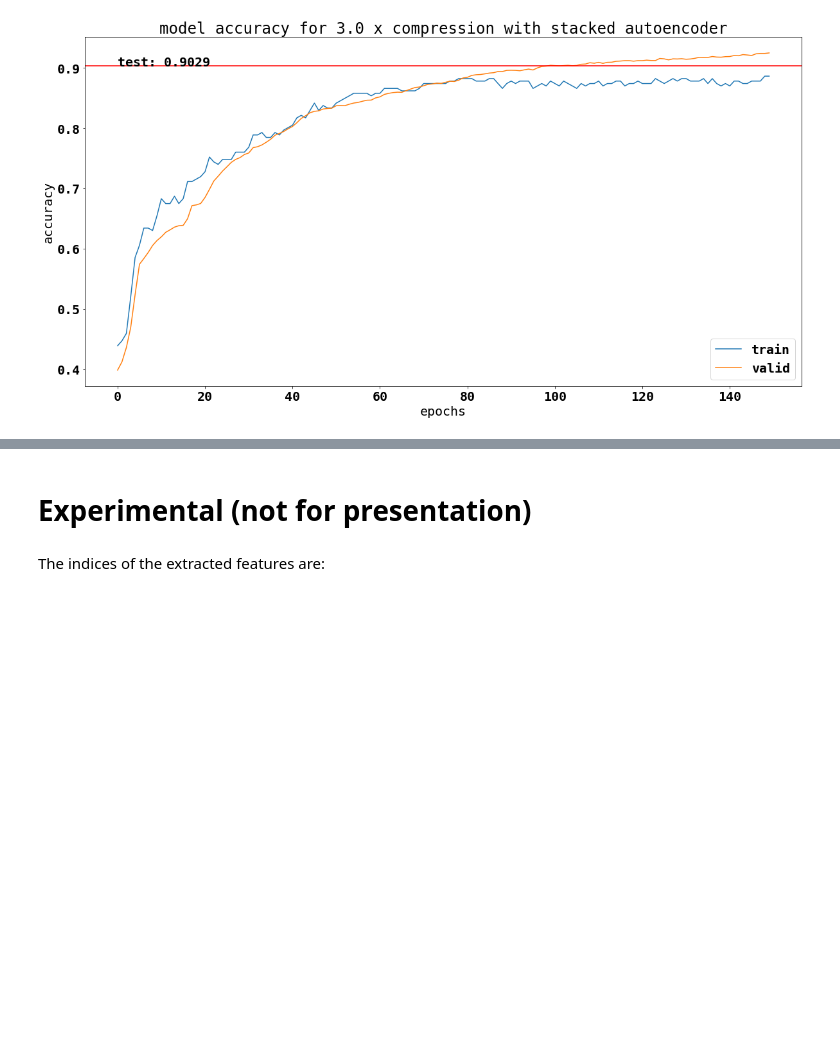
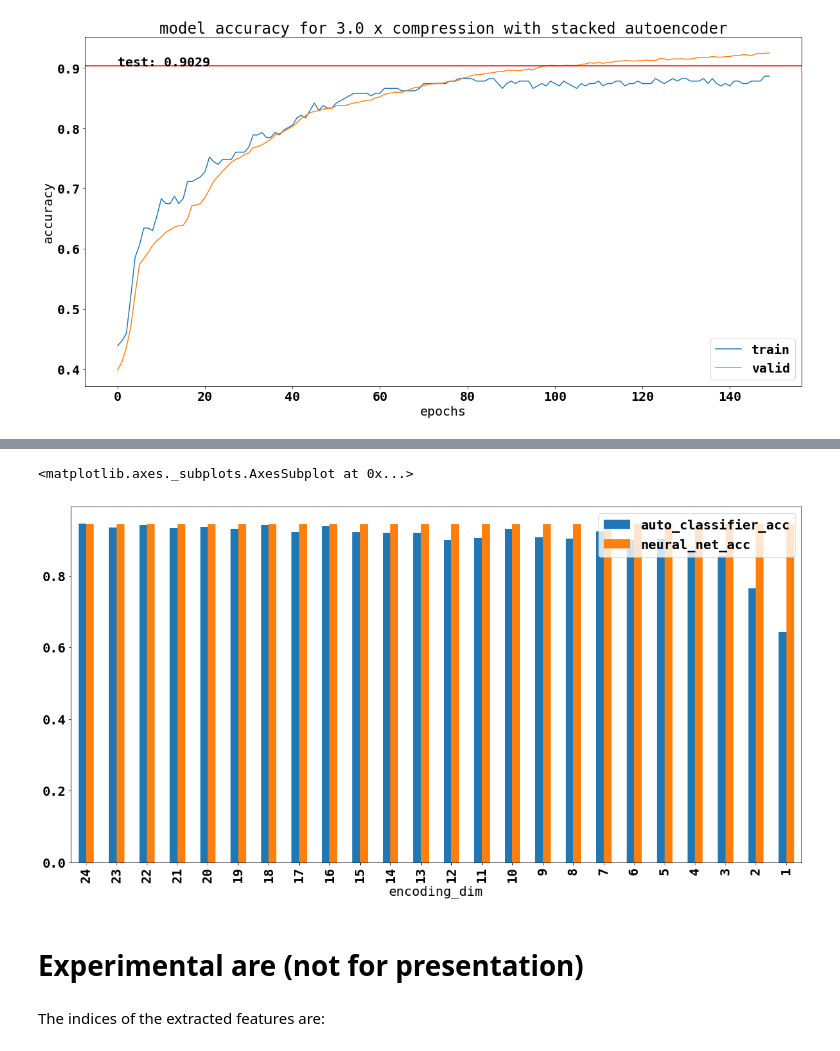
Before and after one commit to philippgrafendorfe/stackedautoencoders, a Jupyter notebook: ROBO_Autoencoder.ipynb, the cells around one changed output, grey strips where cells are left out. Drawn from its saved outputs; the diff is of its cells as text; code cells hidden in the pictures; blank space fills up the shorter version.

```diff
--- a/ROBO_Autoencoder.ipynb
+++ b/ROBO_Autoencoder.ipynb
@@ -332,0 +340,42 @@ plt.show()
+# %%
+while encoding_dim > 0:
+    main_input = Input(shape=(input_dim,), dtype='float32', name='main_input')
+
+    encoding_layer = Dense(encoding_dim, activation='relu', name='encoder', kernel_initializer='normal')
+    encoding_layer_output = encoding_layer(main_input)
+    decoding_layer_output = Dense(input_dim, activation='sigmoid'
+                                  ,name='decoder_output'
+                                  ,kernel_initializer='normal')(encoding_layer_output)
+
+    x = Dense(30, activation='relu', kernel_initializer='normal')(encoding_layer_output)
+    x = Dense(30, activation='relu', kernel_initializer='normal')(x)
+
+    classifier_output = Dense(num_classes, activation='softmax', name='main_output', kernel_initializer='normal')(x)
+
+    auto_classifier = Model(inputs=main_input, outputs=[classifier_output, decoding_layer_output])
+
+    auto_classifier.compile(optimizer=RMSprop(),
+                            loss={'main_output': 'categorical_crossentropy', 'decoder_output': 'mean_squared_error'},
+                            loss_weights={'main_output': 1., 'decoder_output': 1.},
+                            metrics=['accuracy'])
+
+    auto_classifier.fit({'main_input': x_train},
+                        {'main_output': y_train, 'decoder_output': x_train},
+                        epochs=epochsize,
+                        batch_size=batchsize,
+                        shuffle=shuffle,
+                        validation_split=0.05,
+                        verbose=0)
+
+    accuracy = auto_classifier.evaluate(x=x_val, y=[y_val, x_val], verbose=1)[3]
+    result3['encoding_dim'].append(encoding_dim)
+    result3['auto_classifier_acc'].append(accuracy)
+
+    encoding_dim -=1
+#     hidden1_dim = int(encoding_dim*1.5)
+#     hidden2_dim = int(encoding_dim*1.5)
+    print(result3)
+# %%
+result_df = pd.DataFrame(result3)
+result_df['neural_net_acc'] = 0.94322
+result_df
@@ -333,5 +400,10 @@ plt.show()
+# %%
+result_df.plot(x='encoding_dim', y=['auto_classifier_acc', 'neural_net_acc'], kind='bar', figsize=(20,10))
+# %% [output]
+<matplotlib.axes._subplots.AxesSubplot at 0x...>
+[figure, added]
 # %% [markdown]
-# Experimental (not for presentation)
+# Experimental are (not for presentation)
 # %% [markdown]
 The indices of the extracted features are:
 # %%
```
Also changed, not shown: parts of 6 cells of this notebook, 3 other files.
